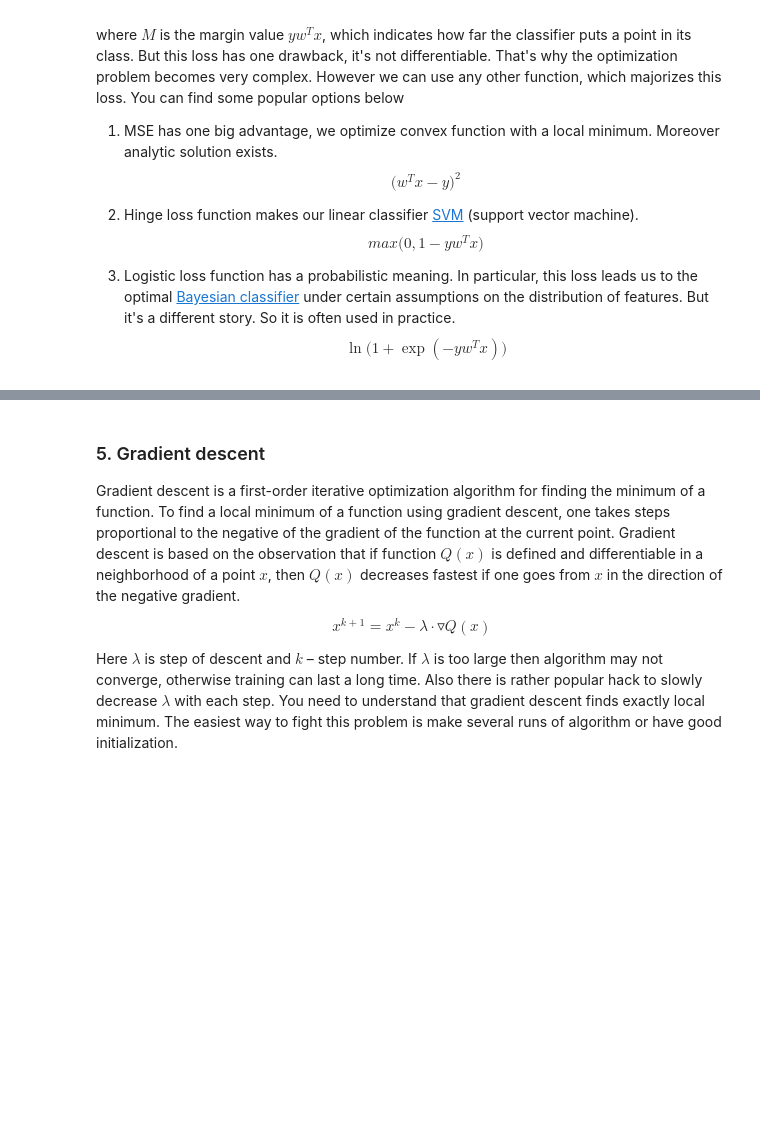
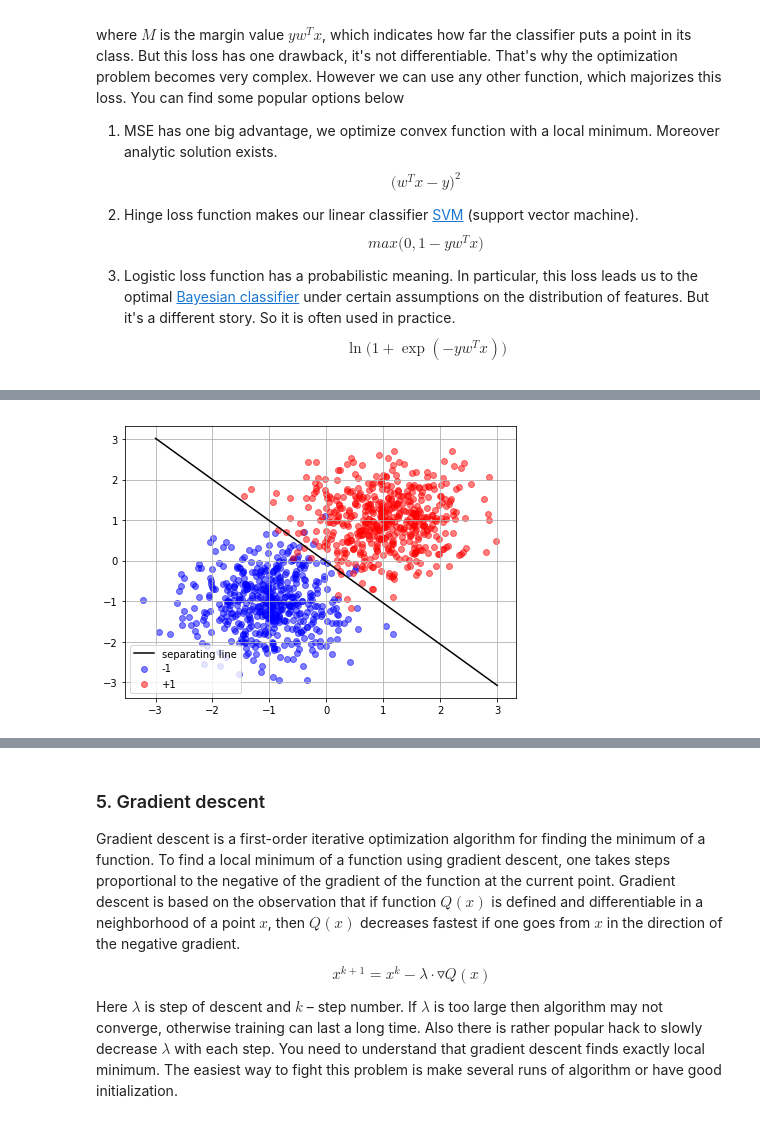
Before and after one commit to slayff/squad, a Jupyter notebook: lab-1.ipynb, the cells around one changed output, grey strips where cells are left out. Saved outputs shown, nothing was run; the diff lists cells and outputs as text; code cells hidden in the pictures; blank space fills up the shorter version.

```diff
--- a/lab-1.ipynb
+++ b/lab-1.ipynb
@@ -242,0 +322,6 @@ $$\arg\min_{w}Q(w) = \arg\min_{w} \sum_{x, y} \ln \big(1 + \exp(-yw^Tx )) \big)$
+# %%
+X_train = np.concatenate((red_points, blue_points), axis=0)
+X_train = np.concatenate((X_train, np.ones((2 * set_size, 1))), axis=1)
+Y_train = np.concatenate((np.ones((set_size, 1)), -np.ones((set_size, 1))), axis=0)
+w = nla.inv(X_train.T.dot(X_train)).dot(X_train.T).dot(Y_train)
+print(w)
@@ -242,0 +337,18 @@ $$\arg\min_{w}Q(w) = \arg\min_{w} \sum_{x, y} \ln \big(1 + \exp(-yw^Tx )) \big)$
+# %%
+def Yvalue(normal, x):
+    c = normal[2] / normal[1]
+    b = normal[0] / normal[1]
+    return - c - b * x
+
+x_line = np.linspace(-3, 3, 100)
+y_line = [Yvalue(w, x) for x in x_line]
+
+plt.figure(figsize=(7, 5))
+plt.grid(True)
+plt.scatter(blue_points[:,0], blue_points[:, 1], c='b', alpha=0.5, label='-1')
+plt.scatter(red_points[:, 0], red_points[:, 1], c='r', alpha=0.5, label='+1')
+plt.plot(x_line, y_line, 'k', label = 'separating line')
+plt.legend(loc='best')
+plt.show()
+# %% [output]
+[figure, added]
```
Also changed, not shown: parts of 10 cells of this notebook, 1 other file.
